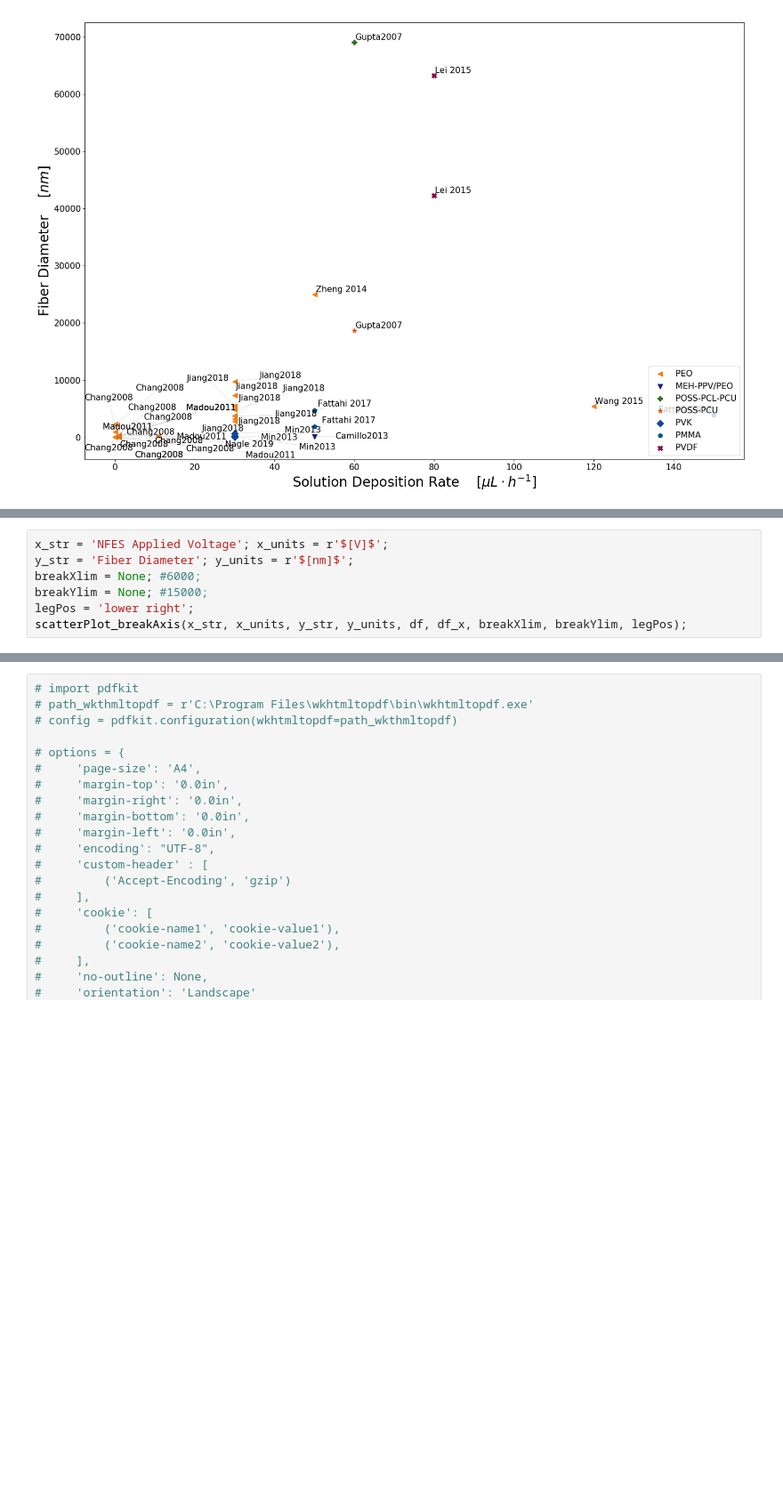
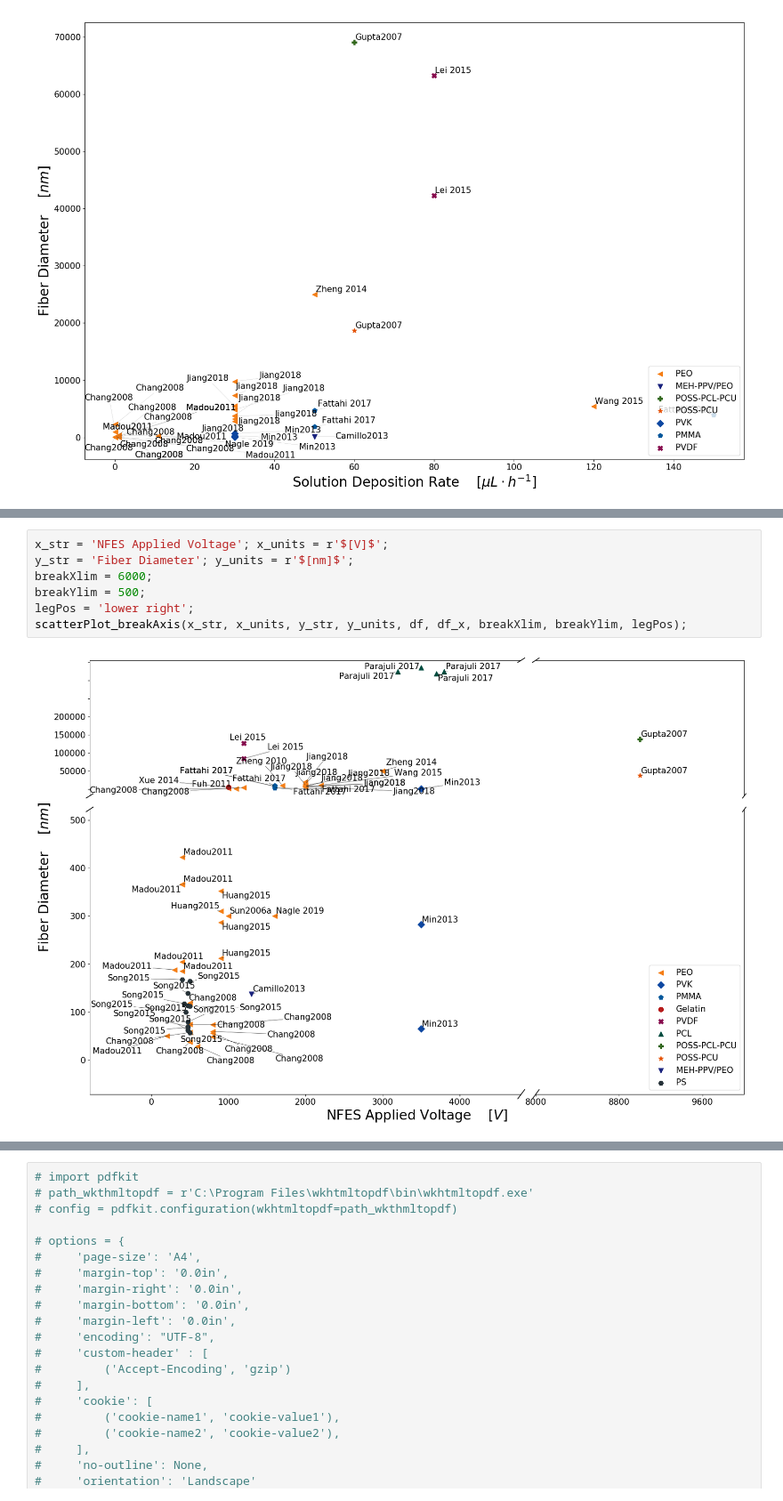
Before and after one commit to KiraSensei13/MNT_ITESM_Thesis, a Jupyter notebook: NFES_Review/_jupyterPlots/NFES_ReviewPaper.ipynb, the cells around one changed output, grey strips where cells are left out. Shown at 89% size. Saved outputs shown, nothing was run; the diff lists cells and outputs as text; blank space fills up the shorter version.

```diff
--- a/NFES_Review/_jupyterPlots/NFES_ReviewPaper.ipynb
+++ b/NFES_Review/_jupyterPlots/NFES_ReviewPaper.ipynb
@@ -915,10 +915,12 @@ scatterPlot_breakAxis(x_str, x_units, y_str, y_units, df, df_x, breakXlim, break
 # %%
 x_str = 'NFES Applied Voltage'; x_units = r'$[V]$';
 y_str = 'Fiber Diameter'; y_units = r'$[nm]$';
-breakXlim = None; #6000;
-breakYlim = None; #15000;
+breakXlim = 6000;
+breakYlim = 500;
 legPos = 'lower right';
 scatterPlot_breakAxis(x_str, x_units, y_str, y_units, df, df_x, breakXlim, breakYlim, legPos);
+# %% [output]
+[figure, added]
 # %%
 x_str = 'Nozzle to Collector Distance'; x_units = r'$[mm]$';
 y_str = 'Fiber Diameter'; y_units = r'$[nm]$';
```
Also changed, not shown: parts of 5 cells of this notebook, 16 other files.
